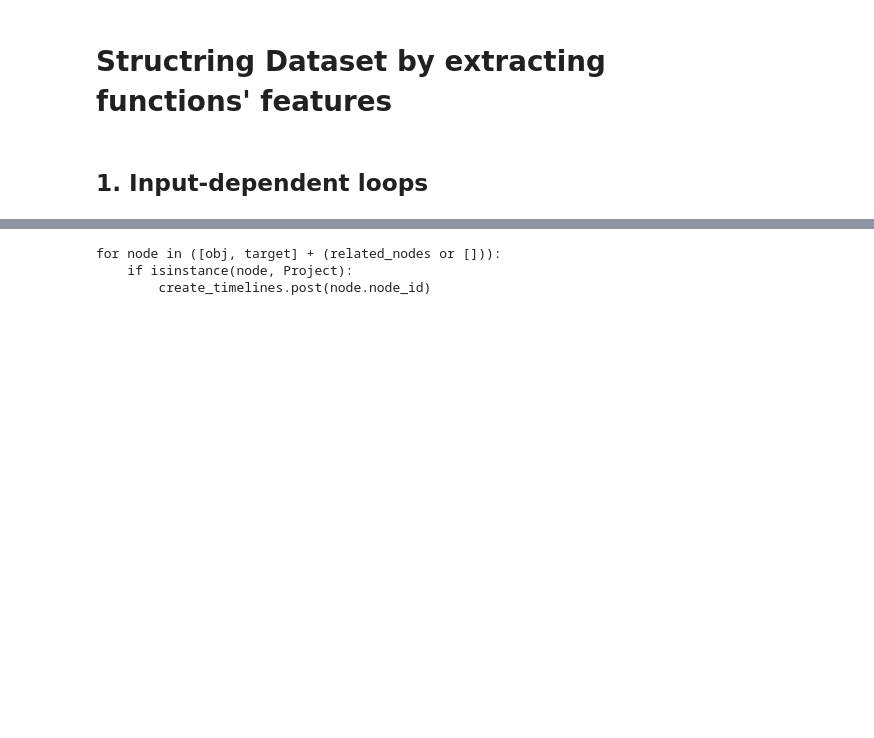
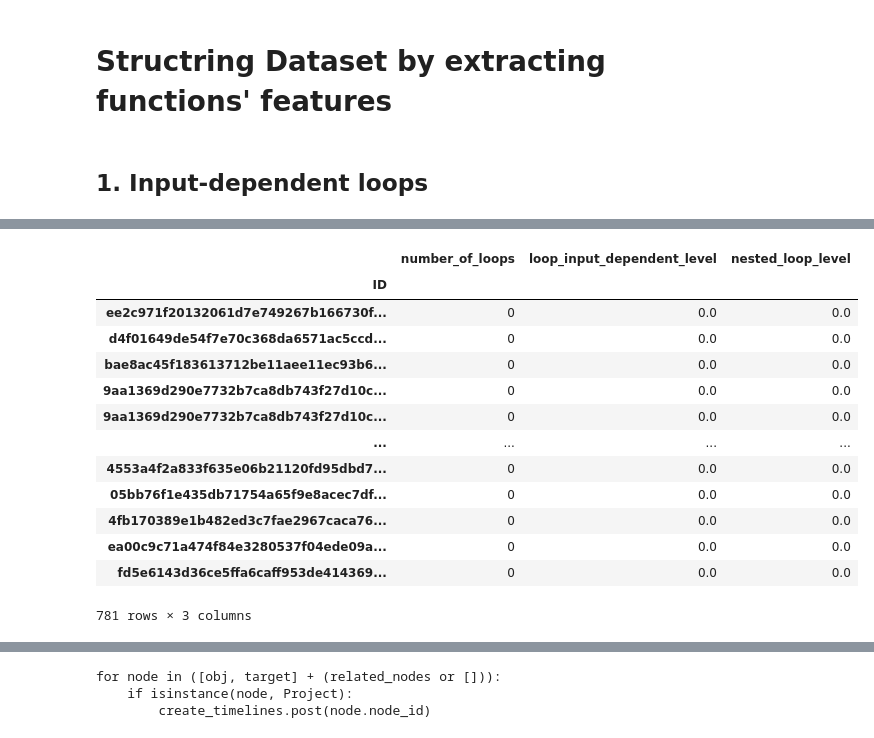
Before and after one commit to amirmahdiKhosravi/Adaptive-Logging-System, a Jupyter notebook: code/feature-extraction.ipynb, the cells around one changed output, grey strips where cells are left out. Saved outputs shown, nothing was run; the diff lists cells and outputs as text; code cells hidden in the pictures; blank space fills up the shorter version.

Commit message:
defined the recursoin nested_loop_level_finder function and used it to extract nesting level of functins

```diff
--- a/code/feature-extraction.ipynb
+++ b/code/feature-extraction.ipynb
@@ -238,0 +178,52 @@ for i in df["loop_input_dependent_level"]:
+# %%
+def nested_loop_level_finder(loop_node):
+    #nodes_list = ast.walk(loop_node)
+    nodes_list = ast.iter_child_nodes(loop_node) # this returns a generator
+    for child_node in nodes_list:
+        if isinstance(child_node, ast.For) or isinstance(child_node, ast.While):
+            return 1 + nested_loop_level_finder(child_node)
+        elif child_node is not next(nodes_list, None): #checks if it is last item of the generator
+            return 0
+# %%
+for function_node in func_nodes_of_files:
+    input_dependent_level = 0
+    nested_loop_level = 0
+    found_loops = loop_finder(function_node)
+    if len(found_loops) != 0:
+        ID = hashlib.sha1(str.encode(function_node.name)).hexdigest()
+        # use "has_dict" to get the neighbour functions of the curent function by using its ID (key):
+        neighbour_functions_names = [n_function.name for n_function in hash_dict[ID][2]]
+
+        with open(hash_dict[ID][1], "r") as file: # hash_dict[ID][1] gives the directory of current function's file
+            source_code = file.read()
+        dependent_variable_names = dependent_variable_finder(source_code)
+
+        keywords = dependent_variable_names + neighbour_functions_names
+        for loop in found_loops: # "loop" here is a node of a loop.
+            for keyword in keywords:
+                if keyword in astor.to_source(loop).split("\n")[0]:
+                    input_dependent_level += 1
+
+            nested_loop_level += nested_loop_level_finder(loop)
+
+    df.at[ID, "nested_loop_level"] = int(nested_loop_level)
+    df.at[ID, "loop_input_dependent_level"] = int(input_dependent_level)
+# the functions without any loops inside will have Nan value for "loop_input_dependent_level", so we replace them:
+df["loop_input_dependent_level"] = df["loop_input_dependent_level"].fillna(0)
+df["nested_loop_level"] = df["loop_input_dependent_level"].fillna(0)
+df
+# %% [output]
+|  | number_of_loops | loop_input_dependent_level | nested_loop_level |
+| ID |  |  |  |
+| ee2c971f20132061d7e749267b166730f... | 0 | 0.0 | 0.0 |
+| d4f01649de54f7e70c368da6571ac5ccd... | 0 | 0.0 | 0.0 |
+| bae8ac45f183613712be11aee11ec93b6... | 0 | 0.0 | 0.0 |
+| 9aa1369d290e7732b7ca8db743f27d10c... | 0 | 0.0 | 0.0 |
+| 9aa1369d290e7732b7ca8db743f27d10c... | 0 | 0.0 | 0.0 |
+| ... | ... | ... | ... |
+| 4553a4f2a833f635e06b21120fd95dbd7... | 0 | 0.0 | 0.0 |
+| 05bb76f1e435db71754a65f9e8acec7df... | 0 | 0.0 | 0.0 |
+| 4fb170389e1b482ed3c7fae2967caca76... | 0 | 0.0 | 0.0 |
+| ea00c9c71a474f84e3280537f04ede09a... | 0 | 0.0 | 0.0 |
+| fd5e6143d36ce5ffa6caff953de414369... | 0 | 0.0 | 0.0 |
+781 rows × 3 columns
```
Also changed, not shown: parts of 17 cells of this notebook.
